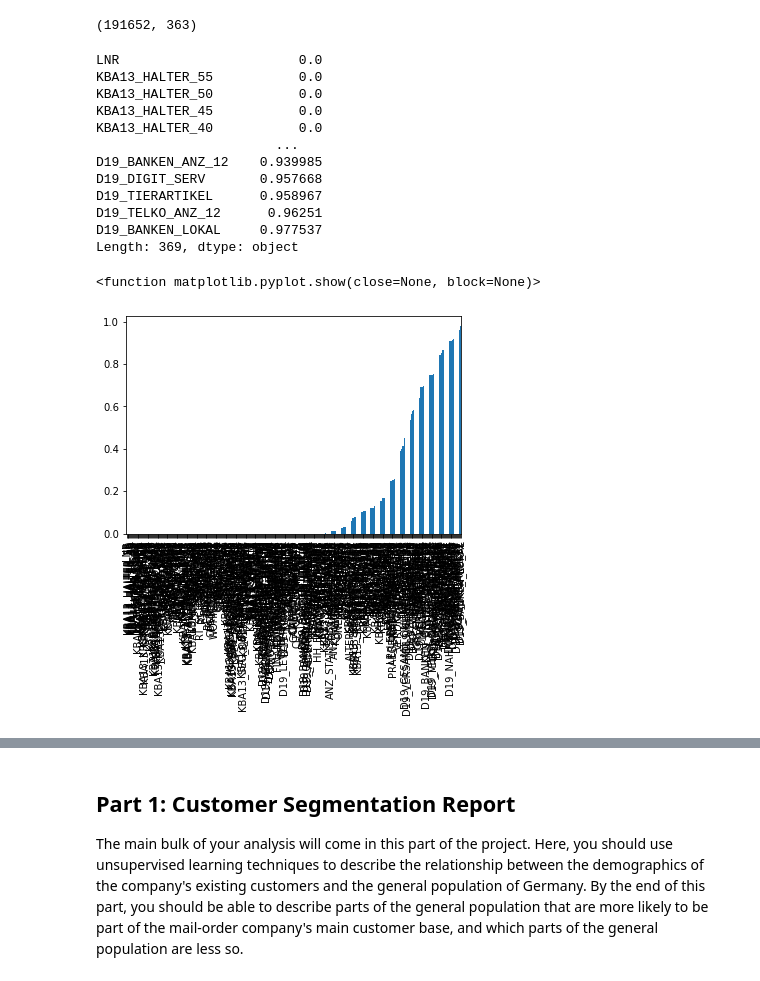
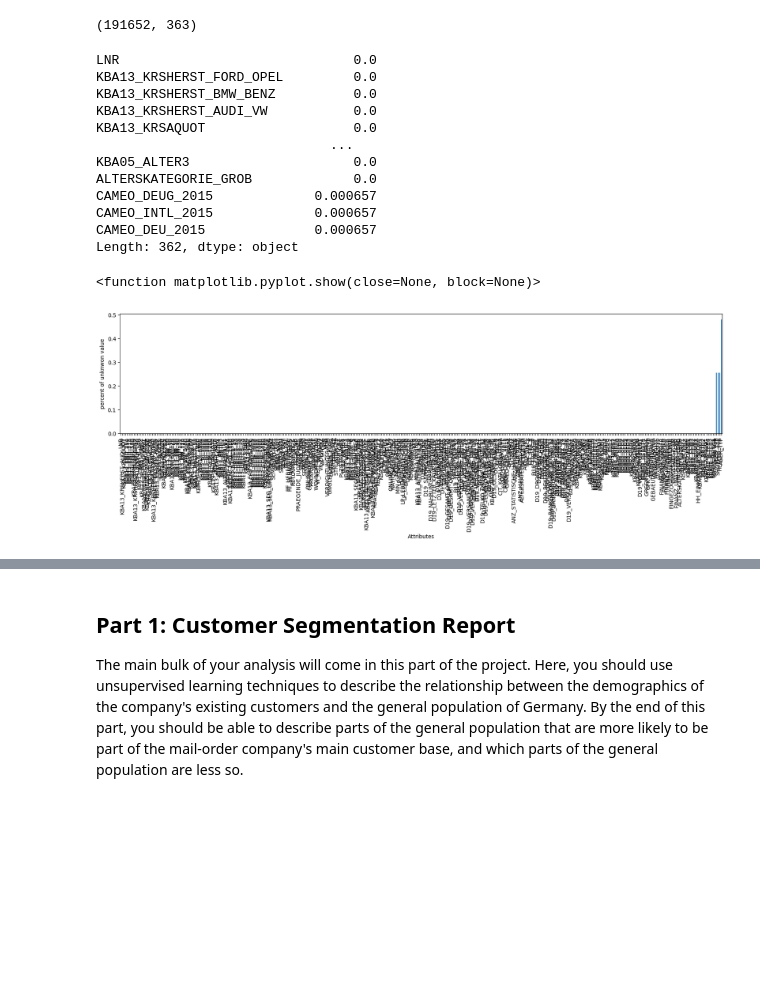
Before and after one commit to Aleaume/Udacity_DataSc_P4, a Jupyter notebook: Arvato Project Workbook.ipynb, the cells around one changed output, grey strips where cells are left out. Saved outputs shown, nothing was run; the diff lists cells and outputs as text; code cells hidden in the pictures; blank space fills up the shorter version.

Commit message:
feat: Part 0 data analysis + preprocessing

```diff
--- a/Arvato Project Workbook.ipynb
+++ b/Arvato Project Workbook.ipynb
@@ -137,30 +187,30 @@ dtype: float64
 (191652, 363)
 # %%
 # After looking at the documentation, it looks like when the information is unknown the categorical values are either set to 0 or -1
-df_unknown = pd.DataFrame()
-for col in customers.columns:
-    df_unknown[col] = customers[col].isin([-1,0])
+df_unknown = customers.isin(['-1','X','XX'])
 df_unknown = df_unknown[df_unknown == True].sum()/len(customers)
 df_unknown.sort_values(ascending=True, inplace=True)
 df_unknown
 # %% [output]
-LNR                       0.0
-KBA13_HALTER_55           0.0
-KBA13_HALTER_50           0.0
-KBA13_HALTER_45           0.0
-KBA13_HALTER_40           0.0
-                       ...
-D19_BANKEN_ANZ_12    0.939985
-D19_DIGIT_SERV       0.957668
-D19_TIERARTIKEL      0.958967
-D19_TELKO_ANZ_12      0.96251
-D19_BANKEN_LOKAL     0.977537
-Length: 369, dtype: object
+LNR                              0.0
+KBA13_KRSHERST_FORD_OPEL         0.0
+KBA13_KRSHERST_BMW_BENZ          0.0
+KBA13_KRSHERST_AUDI_VW           0.0
+KBA13_KRSAQUOT                   0.0
+                              ...
+KBA05_ALTER3                     0.0
+ALTERSKATEGORIE_GROB             0.0
+CAMEO_DEUG_2015             0.000657
+CAMEO_INTL_2015             0.000657
+CAMEO_DEU_2015              0.000657
+Length: 362, dtype: object
 # %%
 #Plotting the unknown values
-df_unknown.plot(kind="bar");
+df_unknown.plot(kind="bar", figsize=(20,4));
+plt.xlabel('Attributes')
+plt.ylabel('percent of unknwon value')
 plt.show
 # %% [output]
 <function matplotlib.pyplot.show(close=None, block=None)>
-[figure, old version]
+[figure, new version]
 # %%
```
Also changed, not shown: parts of 23 cells of this notebook, 1 other file.
